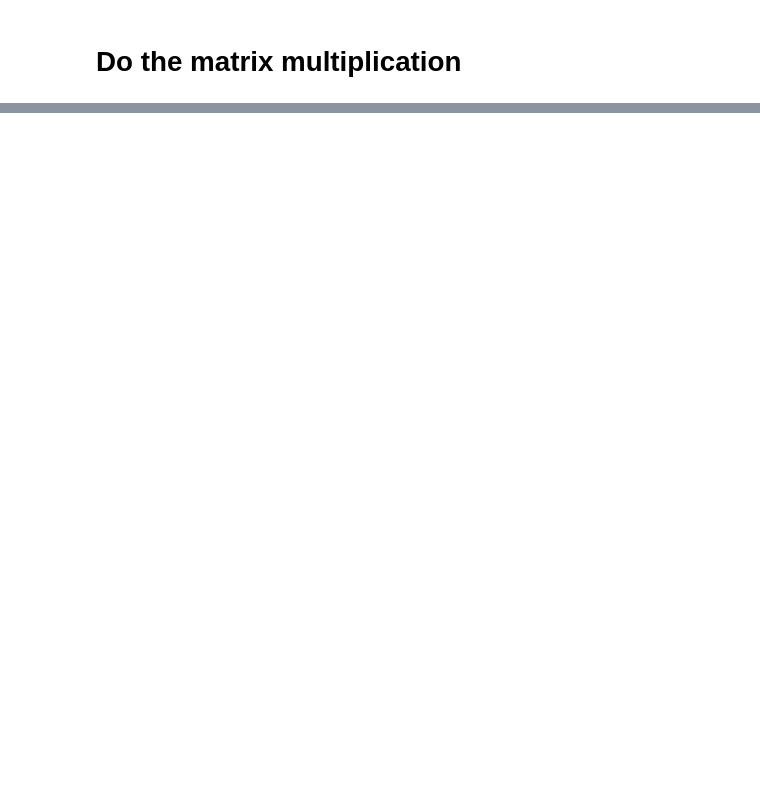
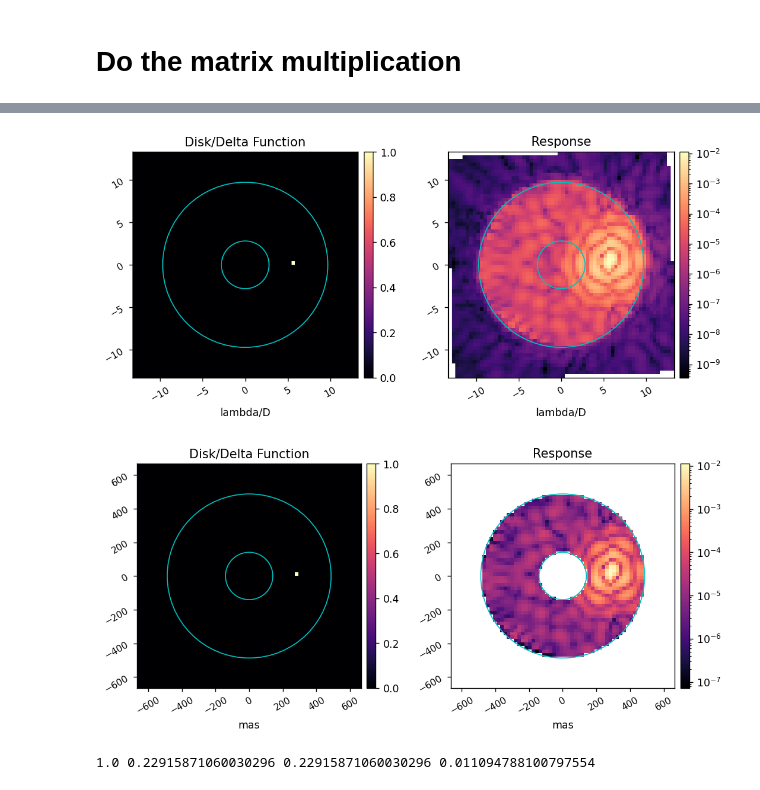
Before and after one commit to kian1377/disk-processing, a Jupyter notebook: hlc_band1_0920_run_disk_sim.ipynb, the cells around one changed output, grey strips where cells are left out. Cells and saved outputs as stored; diff of their text form; code cells hidden in the pictures; blank space fills up the shorter version.

```diff
--- a/hlc_band1_0920_run_disk_sim.ipynb
+++ b/hlc_band1_0920_run_disk_sim.ipynb
@@ -105,0 +113,25 @@ print(disk_sum, im_sum, im_sum/disk_sum)
+# %%
+patches1 = [Circle((0, 0), iwa.value, color='c', fill=False), Circle((0, 0), owa.value, color='c', fill=False)]
+patches2 = [Circle((0, 0), iwa.value, color='c', fill=False), Circle((0, 0), owa.value, color='c', fill=False)]
+misc.myimshow2(disk, disk_sim, 'Disk/Delta Function', 'Response',
+               lognorm1=False,
+               lognorm2=True,
+               pxscl1=disk_pixelscale_lamD, pxscl2=disk_pixelscale_lamD,
+               patches1=patches1, patches2=patches2 )
+
+patches1 = [Circle((0, 0), iwa_mas.value, color='c', fill=False), Circle((0, 0), owa_mas.value, color='c', fill=False)]
+patches2 = [Circle((0, 0), iwa_mas.value, color='c', fill=False), Circle((0, 0), owa_mas.value, color='c', fill=False)]
+misc.myimshow2(disk*mask, disk_sim*mask, 'Disk/Delta Function', 'Response',
+               lognorm1=False,
+               lognorm2=True,
+               pxscl1=disk_pixelscale_mas, pxscl2=disk_pixelscale_mas,
+               patches1=patches1, patches2=patches2 )
+
+disk_sum = (mask*disk).sum()
+im_sum = (mask*disk_sim).sum()
+
+print(disk_sum, im_sum, im_sum/disk_sum, disk_sim.max())
+# %% [output]
+[figure, added]
+[figure, added]
+1.0 0.22915871060030296 0.22915871060030296 0.011094788100797554
```
Also changed, not shown: parts of 5 cells of this notebook, 2 other files.
